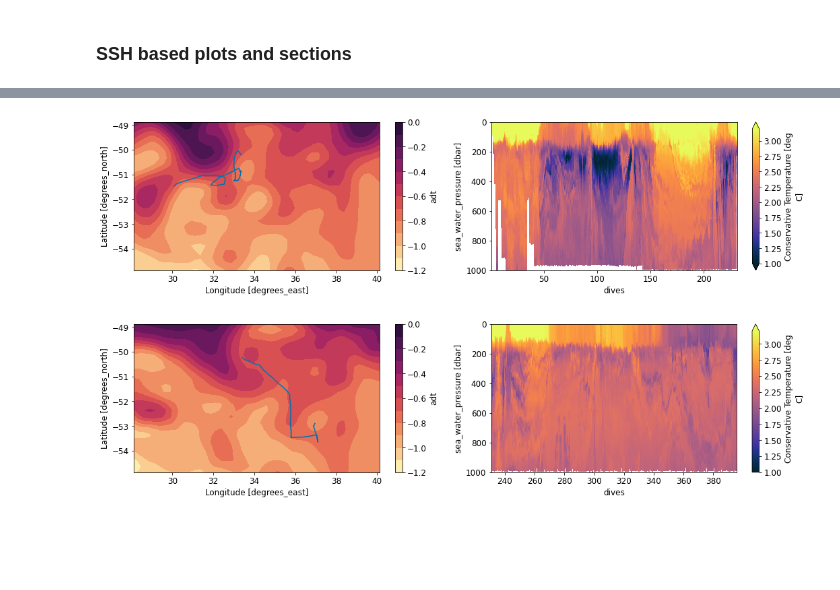
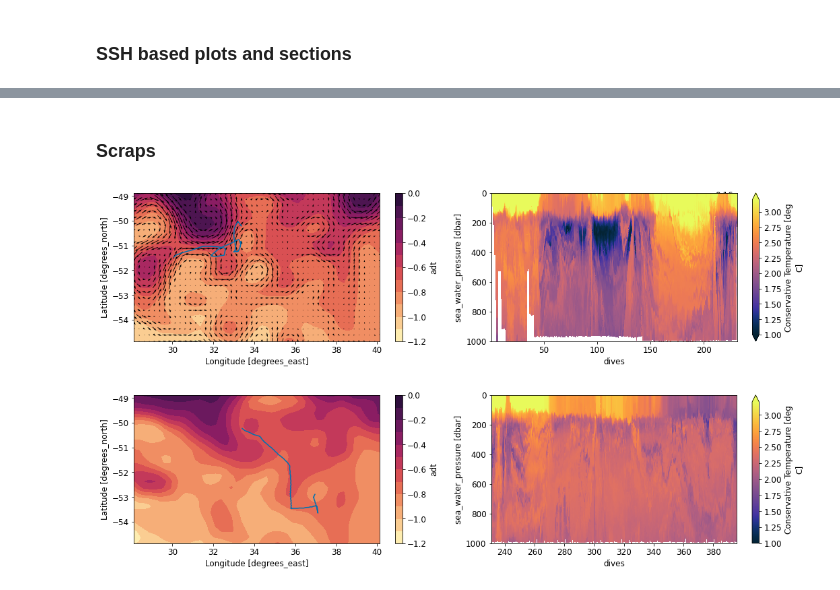
Before and after one commit to dhruvbalwada/sogos, a Jupyter notebook: notebooks/notebooks_variability_paper/SSH_and_sections_plot.ipynb, the cells around one changed output, grey strips where cells are left out. Saved outputs shown, nothing was run; the diff lists cells and outputs as text; code cells hidden in the pictures; blank space fills up the shorter version.

Commit message:
updated SSH plots

```diff
--- a/notebooks/notebooks_variability_paper/SSH_and_sections_plot.ipynb
+++ b/notebooks/notebooks_variability_paper/SSH_and_sections_plot.ipynb
@@ -12,13 +12,13 @@ import gsw
 import matplotlib.pyplot as plt
 # %%
 plt.style.use('seaborn-colorblind')
-plt.rcParams['font.size'] = 12
+plt.rcParams['font.size'] = 16
 # %%
 def datetime2ytd(time):
     """" Return time in YTD format from datetime format."""
     return  (time - np.datetime64('2019-01-01'))/np.timedelta64(1, 'D')
 # %%
-ds_660_z = xr.open_dataset('data/ctd_660_vert_4m_binned_29_june_2021.nc')
+ds_660_z = xr.open_dataset('data/ctd_O2_660_vert_4m_binned_22_sept_2021.nc')
 # Calculate a time axis as YTD
 ds_660_z['days'] = datetime2ytd(ds_660_z.time)
 # %%
@@ -63,0 +49,32 @@ plt.tight_layout()
+# %%
+# Interpolate to a uniform time grid
+from scipy import interpolate
+
+def interp_time(ds, var):
+    time_grid = np.arange(120, 205, 1/24)
+
+
+    for i in range(len(ds.ctd_pressure)):
+        ds_temp =ds.isel(ctd_pressure=i)
+
+        f = interpolate.interp1d(ds_temp.days, ds_temp[var])
+        var_int = f(time_grid)
+
+        da_var_int_temp = xr.DataArray(var_int,
+                                 dims=["days"],
+                                 coords={"days": time_grid, "ctd_pressure": ds_temp.ctd_pressure}
+                                 ).rename(var)
+
+        if i==0:
+            da_var_int = da_var_int_temp
+        else:
+            da_var_int = xr.concat([da_var_int, da_var_int_temp], dim='ctd_pressure')
+
+    return da_var_int
+# %%
+ds_660_time = xr.merge([interp_time(ds_660_z,'sigma0'),
+                        interp_time(ds_660_z,'CT'),
+                        interp_time(ds_660_z,'SA'),
+                        interp_time(ds_660_z,'dives'),
+                        interp_time(ds_660_z,'longitude'),
+                        interp_time(ds_660_z,'latitude')])
@@ -63,0 +196,2 @@ plt.tight_layout()
+# %% [markdown]
+### Scraps
@@ -64,20 +217,22 @@ plt.tight_layout()
 # %%
 plt.figure(figsize=(15, 4))
 
 plt.subplot(121)
 ds_SSH.adt.isel(time=slice(0, 30)).mean('time').plot.contourf(levels=np.linspace(-1.2,0, 13), cmap=cmo.matter)
-plt.plot(ds_660_z.where(ds_660_z.days<=150, drop=True).sel(ctd_pressure=200, method='nearest').longitude,
+ds_SSH.isel(time=slice(0, 30)).mean('time').plot.quiver(x='longitude', y='latitude', u='ugos', v='vgos')
+plt.plot(ds_660_time.where(ds_660_z.days<=150, drop=True).sel(ctd_pressure=200, method='nearest').longitude,
          ds_660_z.where(ds_660_z.days<=150, drop=True).sel(ctd_pressure=200, method='nearest').latitude)
+
 
 plt.subplot(122)
 ds_660_z.where(ds_660_z.days<=150, drop=True).CT.plot(cmap=cmo.thermal, vmin=1, vmax=3.2, rasterized=True)
 plt.gca().invert_yaxis()
 
 plt.tight_layout()
 
-plt.savefig('./figures/ssh_sec1.pdf')
+#plt.savefig('./figures/ssh_sec1.pdf')
 # %% [output]
-[figure, old version]
+[figure, new version]
 # %%
 plt.figure(figsize=(15, 4))
 
```
Also changed, not shown: parts of 11 cells of this notebook.
